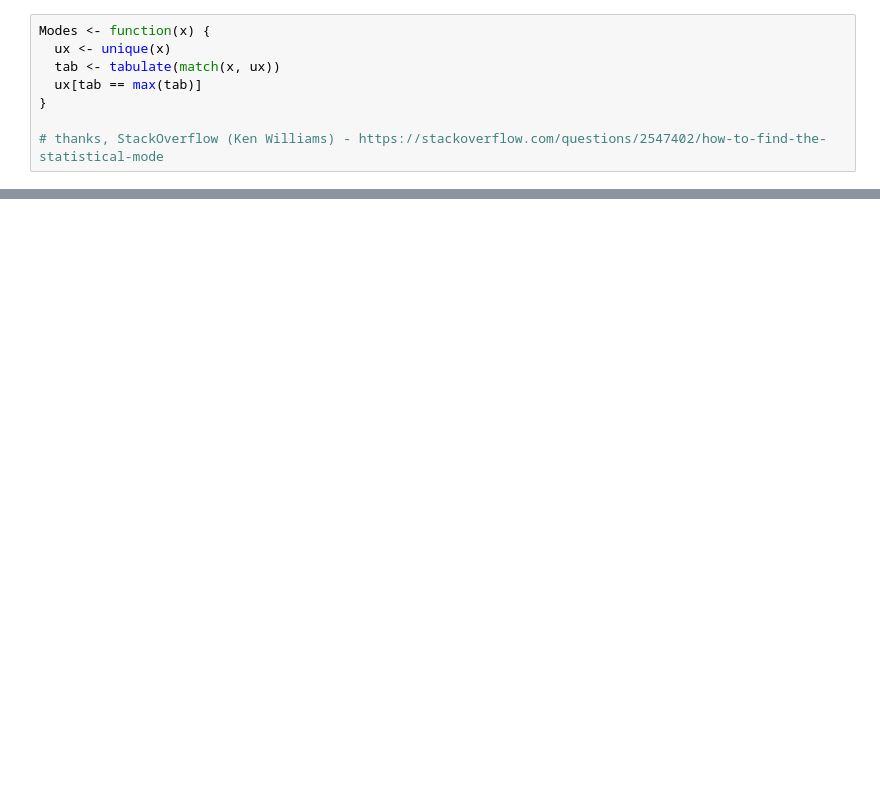
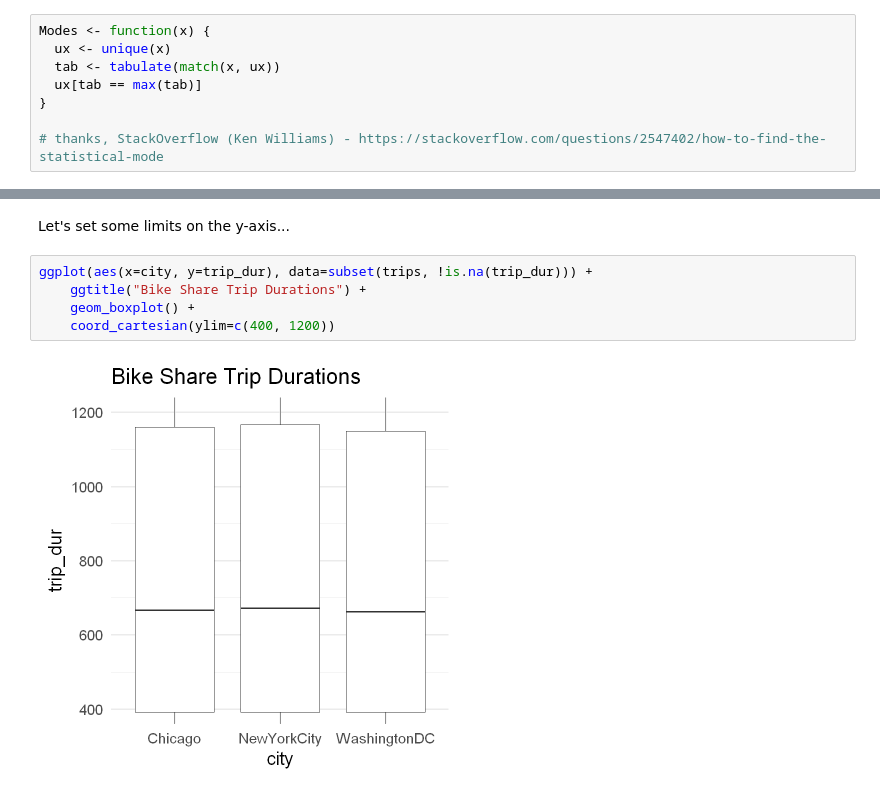
Before and after one commit to birbarino/R-Projects, a Jupyter notebook: intro-to-r/project/Explore_bikeshare_data.ipynb, the cells around one changed output, grey strips where cells are left out. Cells and saved outputs as stored; diff of their text form; blank space fills up the shorter version.

```diff
--- a/intro-to-r/project/Explore_bikeshare_data.ipynb
+++ b/intro-to-r/project/Explore_bikeshare_data.ipynb
@@ -125,0 +198,9 @@ system('python -m nbconvert Explore_bikeshare_data.ipynb')
+# %% [markdown]
+Let's set some limits on the y-axis...
+# %%
+ggplot(aes(x=city, y=trip_dur), data=subset(trips, !is.na(trip_dur))) +
+    ggtitle("Bike Share Trip Durations") +
+    geom_boxplot() +
+    coord_cartesian(ylim=c(400, 1200))
+# %% [output]
+[figure, added]
```
Also changed, not shown: parts of 47 cells of this notebook, 2 other files.
